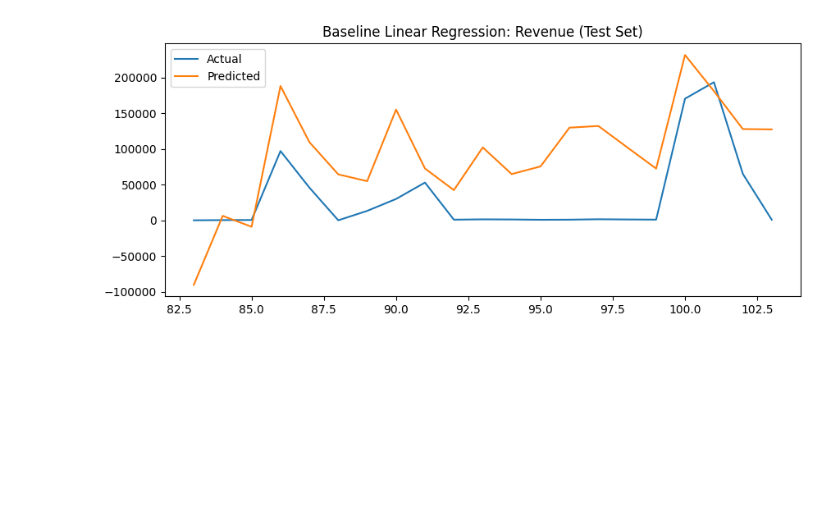
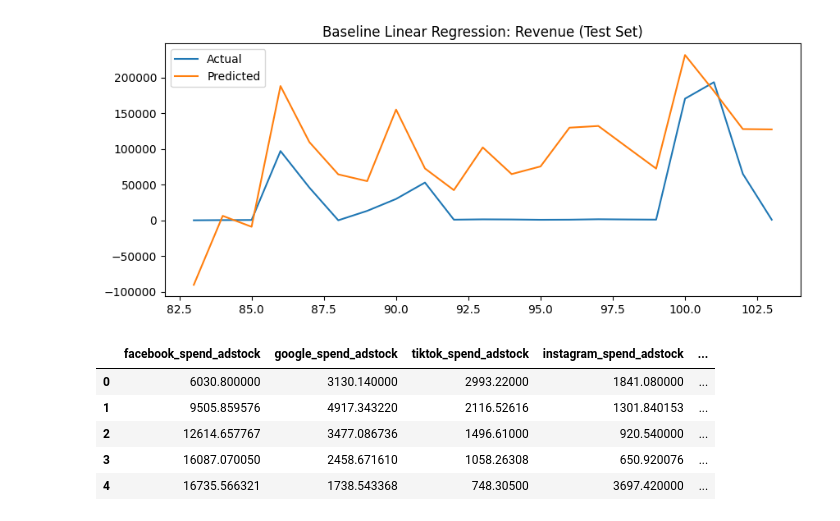
Before and after one commit to ddekshina/MMM-Assessment, a Jupyter notebook: notebooks/01_load_inspect.ipynb, the cells around one changed output. Drawn from its saved outputs; the diff is of its cells as text; code cells hidden in the pictures; blank space fills up the shorter version.

```diff
--- a/notebooks/01_load_inspect.ipynb
+++ b/notebooks/01_load_inspect.ipynb
@@ -139,3 +139,35 @@ plt.show()
 Test RMSE: 80779.00
 Test R²: -1.13
 [figure]
+# %%
+import numpy as np
+
+def adstock(series, half_life=2):
+    """
+    Simple exponential adstock transform.
+    half_life = weeks until effect halves.
+    """
+    decay = 0.5 ** (1/half_life)
+    res = np.zeros(len(series))
+    carry = 0
+    for i, x in enumerate(series):
+        carry = x + decay * carry
+        res[i] = carry
+    return res
+
+# Apply adstock to each spend channel
+spend_cols = ['facebook_spend','google_spend','tiktok_spend',
+              'instagram_spend','snapchat_spend']
+
+for col in spend_cols:
+    df[col + "_adstock"] = adstock(df[col].values, half_life=2)
+
+# Check first few rows
+df[[col+"_adstock" for col in spend_cols]].head()
+# %% [output]
+|  | facebook_spend_adstock | google_spend_adstock | tiktok_spend_adstock | instagram_spend_adstock | ... |
+| 0 | 6030.800000 | 3130.140000 | 2993.22000 | 1841.080000 | ... |
+| 1 | 9505.859576 | 4917.343220 | 2116.52616 | 1301.840153 | ... |
+| 2 | 12614.657767 | 3477.086736 | 1496.61000 | 920.540000 | ... |
+| 3 | 16087.070050 | 2458.671610 | 1058.26308 | 650.920076 | ... |
+| 4 | 16735.566321 | 1738.543368 | 748.30500 | 3697.420000 | ... |
```
Also changed, not shown: parts of 2 cells of this notebook.
